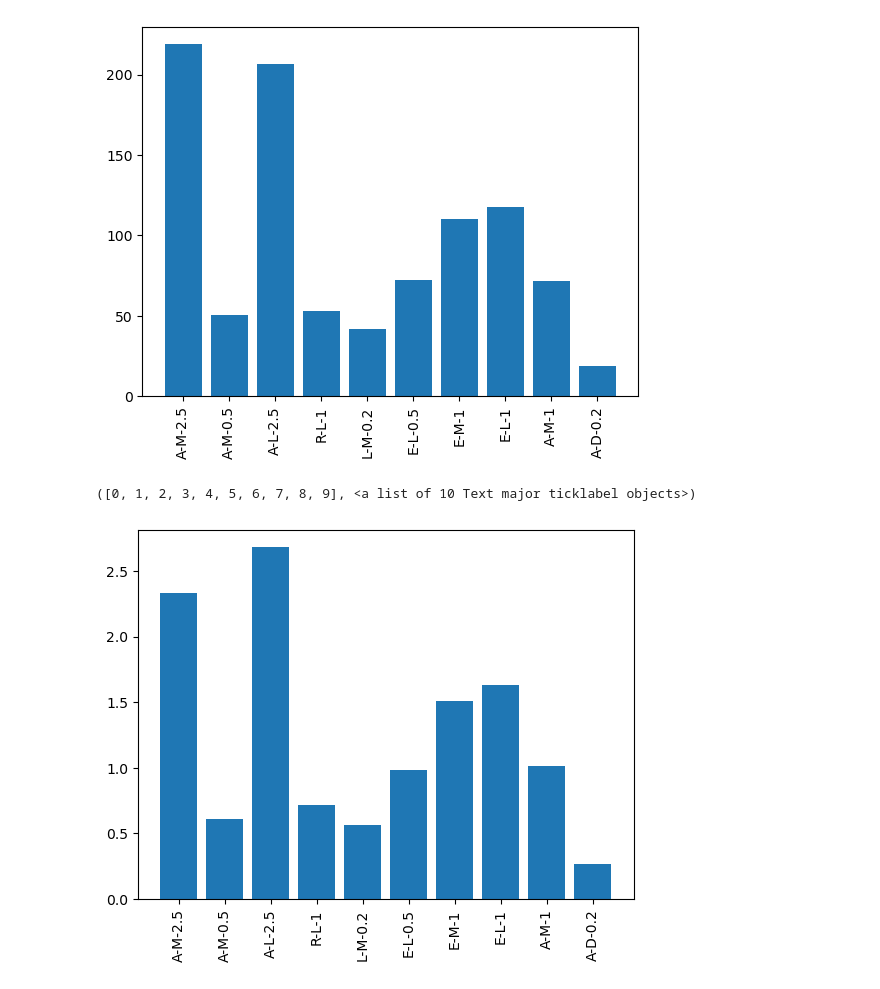
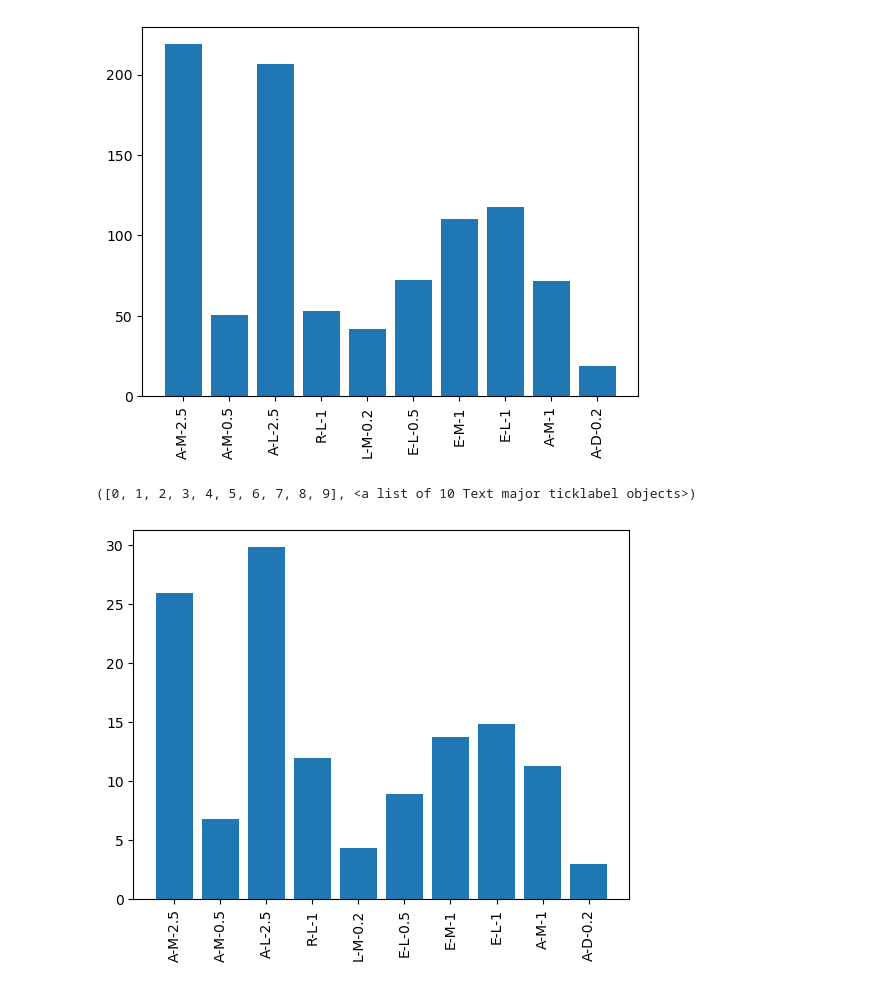
Before and after one commit to m-romanski/Coffee-Beans-Sales, a Jupyter notebook: Coffee/EDA.ipynb, the cells around one changed output. Saved outputs shown, nothing was run; the diff lists cells and outputs as text; code cells hidden in the pictures.

```diff
--- a/Coffee/EDA.ipynb
+++ b/Coffee/EDA.ipynb
@@ -488,7 +488,7 @@ memory usage: 172.9+ KB
 # %%
 product_df = coffee_df.groupby(['Product ID', 'Country', 'Unit Price', 'Unit Profit',
                                'Unit Profit Percentage', 'Unit Weight(kg)',
-                                'Coffee Type', 'Roast Type']).Quantity.sum().reset_index()
+                                'Coffee Type', 'Roast Type', 'Price per 100g']).Quantity.sum().reset_index()
 # %%
 product_df
 # %% [output]
@@ -586,8 +630,8 @@ plt.xticks(rotation=90)
 ([0, 1, 2, 3, 4, 5, 6, 7, 8, 9], <a list of 10 Text major ticklabel objects>)
 [figure]
 # %%
-plt.bar(us['Product ID'], us['Unit Profit'])
+plt.bar(us['Product ID'], us['Unit Price'])
 plt.xticks(rotation=90)
 # %% [output]
 ([0, 1, 2, 3, 4, 5, 6, 7, 8, 9], <a list of 10 Text major ticklabel objects>)
-[figure, old version]
+[figure, new version]
```
Also changed, not shown: parts of 17 cells of this notebook.
